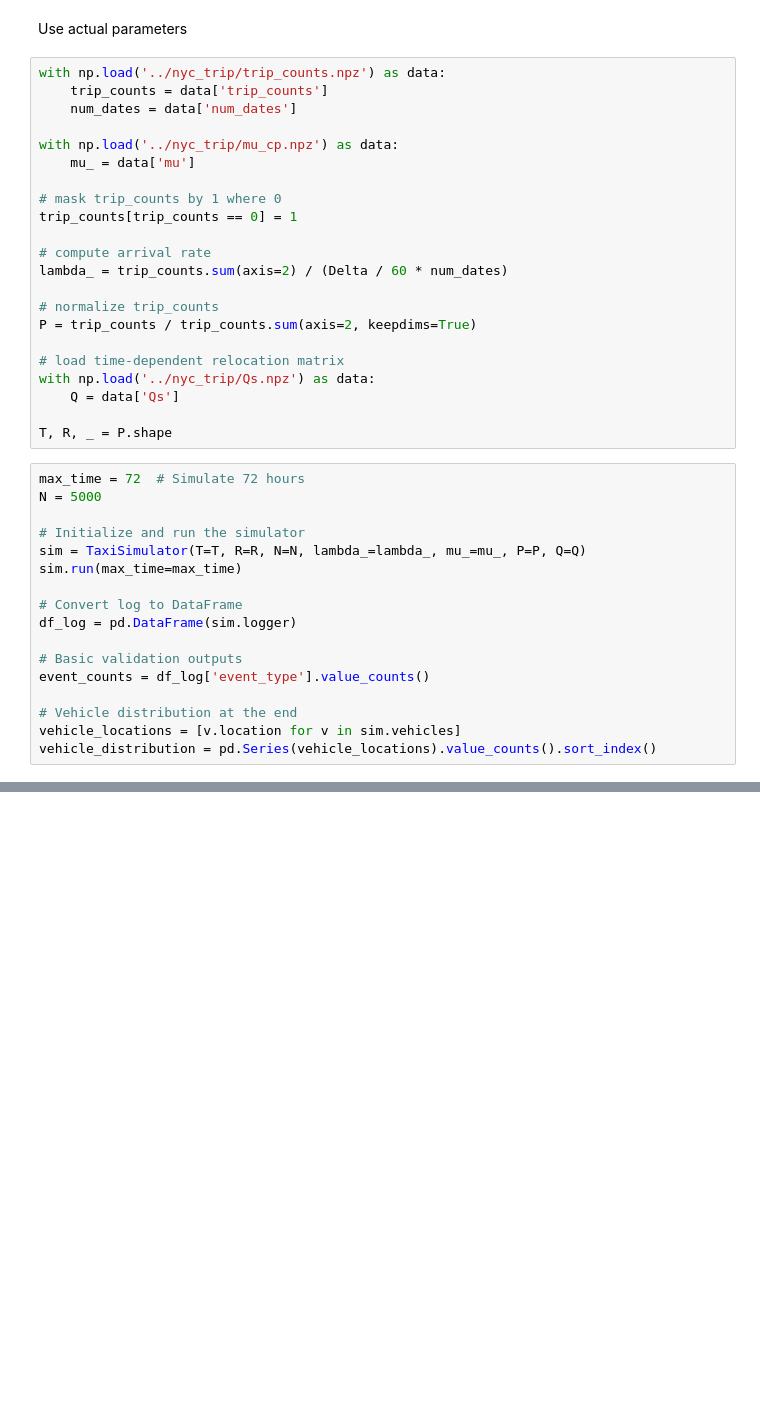
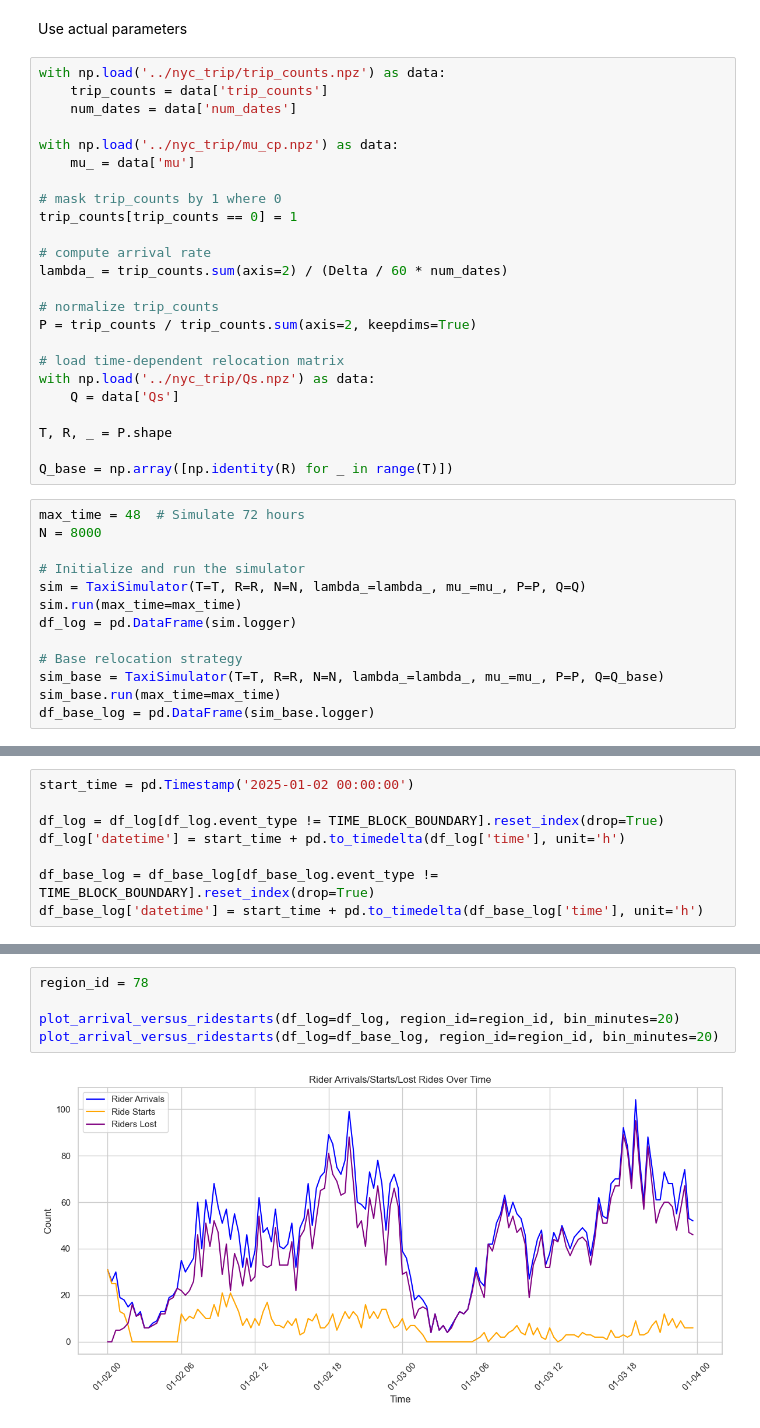
Before and after one commit to Readilyield/Robotaxi_Reposition_Project, a Jupyter notebook: simulate/simulate.ipynb, the cells around one changed output, grey strips where cells are left out. Drawn from its saved outputs; the diff is of its cells as text; blank space fills up the shorter version.

Commit message:
basic analysis of simulation

```diff
--- a/simulate/simulate.ipynb
+++ b/simulate/simulate.ipynb
@@ -53,20 +44,18 @@ with np.load('../nyc_trip/Qs.npz') as data:
     Q = data['Qs']
 
 T, R, _ = P.shape
+
+Q_base = np.array([np.identity(R) for _ in range(T)])
 # %%
-max_time = 72  # Simulate 72 hours
-N = 5000
+max_time = 48  # Simulate 72 hours
+N = 8000
 
 # Initialize and run the simulator
 sim = TaxiSimulator(T=T, R=R, N=N, lambda_=lambda_, mu_=mu_, P=P, Q=Q)
 sim.run(max_time=max_time)
-
-# Convert log to DataFrame
 df_log = pd.DataFrame(sim.logger)
 
-# Basic validation outputs
-event_counts = df_log['event_type'].value_counts()
-
-# Vehicle distribution at the end
-vehicle_locations = [v.location for v in sim.vehicles]
-vehicle_distribution = pd.Series(vehicle_locations).value_counts().sort_index()
+# Base relocation strategy
+sim_base = TaxiSimulator(T=T, R=R, N=N, lambda_=lambda_, mu_=mu_, P=P, Q=Q_base)
+sim_base.run(max_time=max_time)
+df_base_log = pd.DataFrame(sim_base.logger)
@@ -88,0 +62,8 @@ df_log
+# %%
+start_time = pd.Timestamp('2025-01-02 00:00:00')
+
+df_log = df_log[df_log.event_type != TIME_BLOCK_BOUNDARY].reset_index(drop=True)
+df_log['datetime'] = start_time + pd.to_timedelta(df_log['time'], unit='h')
+
+df_base_log = df_base_log[df_base_log.event_type != TIME_BLOCK_BOUNDARY].reset_index(drop=True)
+df_base_log['datetime'] = start_time + pd.to_timedelta(df_base_log['time'], unit='h')
@@ -88,0 +154,7 @@ df_log
+# %%
+region_id = 78
+
+plot_arrival_versus_ridestarts(df_log=df_log, region_id=region_id, bin_minutes=20)
+plot_arrival_versus_ridestarts(df_log=df_base_log, region_id=region_id, bin_minutes=20)
+# %% [output]
+[figure, added]
```
Also changed, not shown: parts of 8 cells of this notebook, 3 other files.
